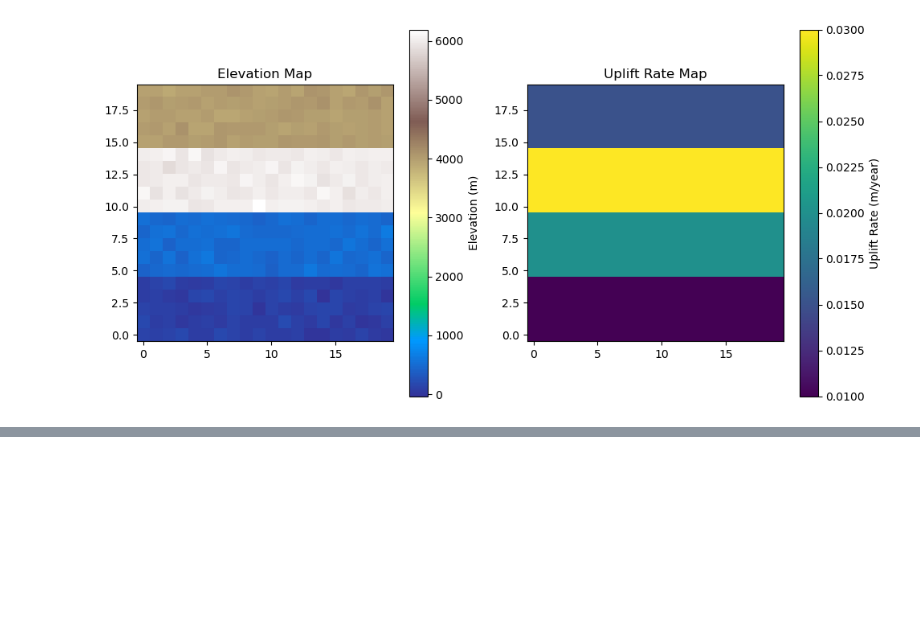
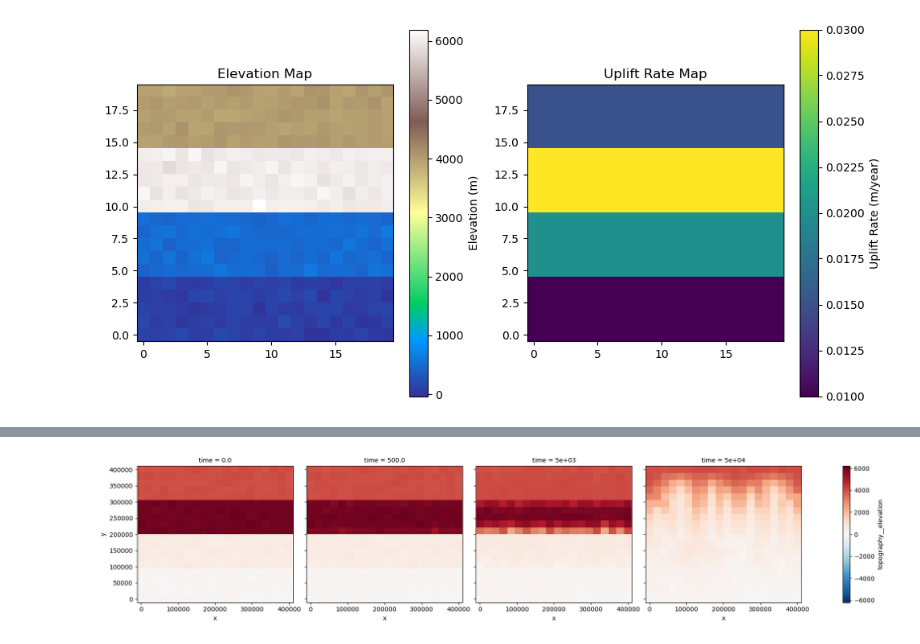
Before and after one commit to Lucas08793/ClimateLandscapeEvolution, a Jupyter notebook: newmountain.ipynb, the cells around one changed output, grey strips where cells are left out. Cells and saved outputs as stored; diff of their text form; code cells hidden in the pictures; blank space fills up the shorter version.

```diff
--- a/newmountain.ipynb
+++ b/newmountain.ipynb
@@ -228,0 +305,5 @@ plt.show()
+# %%
+with xs.monitoring.ProgressBar():
+    out_ds_S1 = in_ds_S1.xsimlab.run(model=SouthernAndesLEM)
+
+out_ds_S1
@@ -228,0 +329,5 @@ plt.show()
+# %%
+out_ds_S1.topography__elevation.isel(time=[0,1,10,100]).plot(col='time',figsize=(20, 4))
+plt.show()
+# %% [output]
+[figure, added]
```
Also changed, not shown: parts of 6 cells of this notebook.
